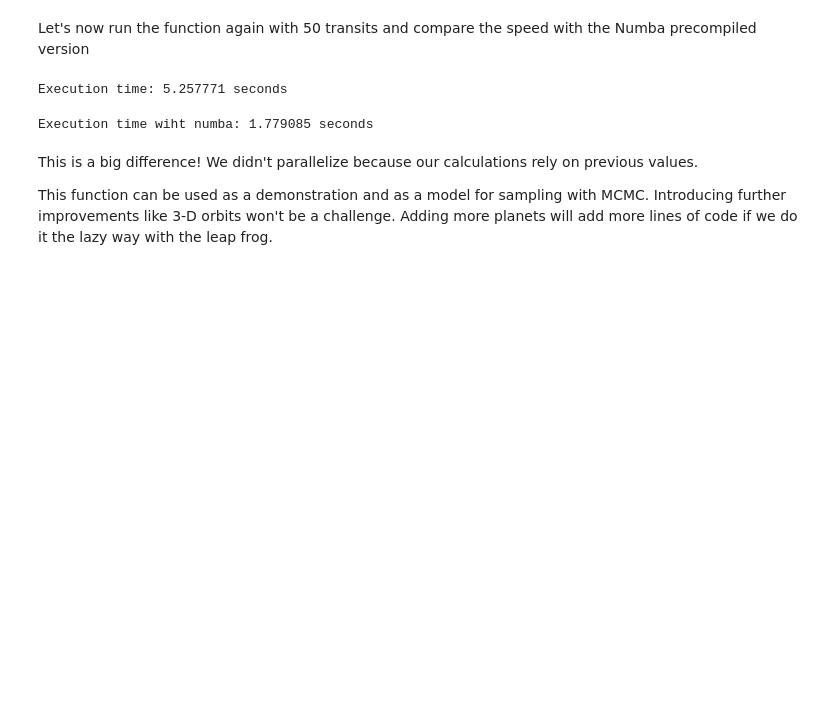
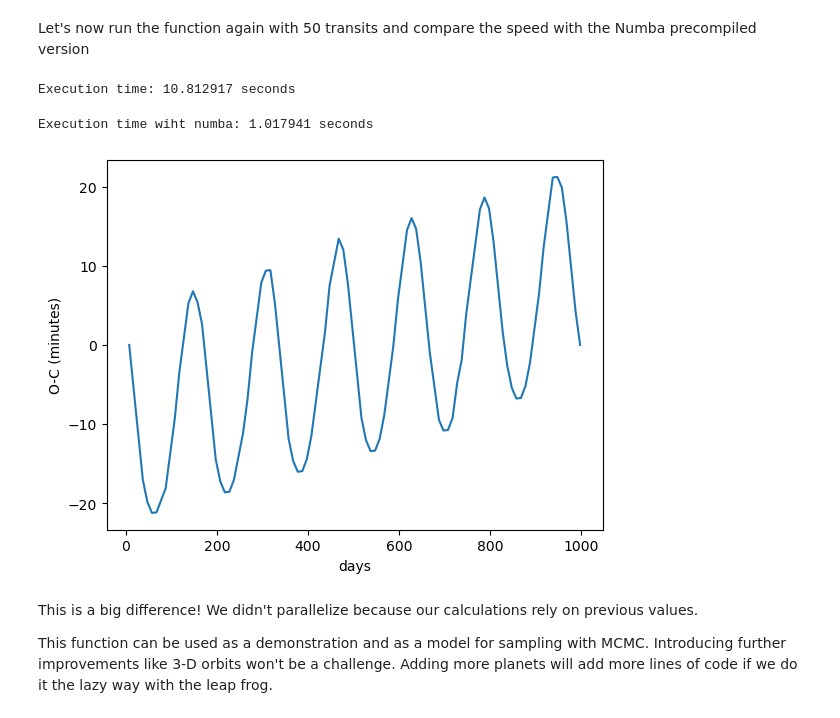
Before and after one commit to RomanAkhmetshyn/PHYS512_group_proj, a Jupyter notebook: N-body part.ipynb, the cells around one changed output. Drawn from its saved outputs; the diff is of its cells as text; code cells hidden in the pictures; blank space fills up the shorter version.

```diff
--- a/N-body part.ipynb
+++ b/N-body part.ipynb
@@ -286,14 +286,14 @@ Let's now run the function again with 50 transits and compare the speed with the
 # %%
 start_time = time.time()
 ts = twoPlanetTTV(m0=1, m1=0.01, m2=1,
-                  T1=10, T2=160, e1=0, e2=0.0, w1=0, w2=np.pi/6, Ntransits=50, savepos=False)
+                  T1=10, T2=160, e1=0, e2=0.2, w1=0, w2=np.pi/6, Ntransits=100, savepos=False)
 end_time = time.time()
 print(f"Execution time: {end_time - start_time:.6f} seconds")
 # %% [output]
-Execution time: 5.257771 seconds
+Execution time: 10.812917 seconds
 # %%
 @nb.njit(parallel=False)
-def kepler_to_cartesian(T, e, omega, G, M_central):
+def kepler_to_cartesian_numba(T, e, omega, G, M_central):
 
     true_anomaly = 0
 
@@ -318,14 +318,14 @@ def kepler_to_cartesian(T, e, omega, G, M_central):
     return x, y, vx, vy
 
 @nb.njit(parallel=False)
-def twoPlanetTTV(m0=1000, m1=1, m2=1,
+def twoPlanetTTV_numba(m0=1000, m1=1, m2=1,
                  T1=10, T2=100, e1=0, e2=0, w1=0, w2=0, Ntransits=10):
 
     m0 = m0*1047
     x0, y0, vx0, vy0 = 0, 0, 0, 0
 
-    x1, y1, vx1, vy1 = kepler_to_cartesian(T1, e1, w1, G, m0)
-    x2, y2, vx2, vy2 = kepler_to_cartesian(T2, e2, w2, G, m0)
+    x1, y1, vx1, vy1 = kepler_to_cartesian_numba(T1, e1, w1, G, m0)
+    x2, y2, vx2, vy2 = kepler_to_cartesian_numba(T2, e2, w2, G, m0)
 
     dt = 0.001  # Time step in days
     tmax = T1*Ntransits  # Total simulation time in days
@@ -401,12 +401,24 @@ def twoPlanetTTV(m0=1000, m1=1, m2=1,
     return ts
 # %%
 start_time = time.time()
-ts = twoPlanetTTV(m0=1, m1=0.01, m2=1,
-                  T1=10, T2=160, e1=0, e2=0.0, w1=0, w2=np.pi/6, Ntransits=50)
+ts = twoPlanetTTV_numba(m0=1, m1=0.01, m2=1,
+                  T1=10, T2=160, e1=0, e2=0.2, w1=0, w2=np.pi/6, Ntransits=100)
 end_time = time.time()
 print(f"Execution time wiht numba: {end_time - start_time:.6f} seconds")
+
+periods = np.diff(ts)
+
+expected = [ts[0] + np.mean(periods) * n for n in range(len(ts))]
+
+OC = ts - expected
+
+plt.plot(ts, OC*24*60)
+plt.xlabel("days")
+plt.ylabel("O-C (minutes)")
+plt.show()
 # %% [output]
-Execution time wiht numba: 1.779085 seconds
+Execution time wiht numba: 1.017941 seconds
+[figure, added]
 # %% [markdown]
 This is a big difference! We didn't parallelize because our calculations rely on previous values.
 
```
Also changed, not shown: parts of 4 cells of this notebook, 1 other file.
